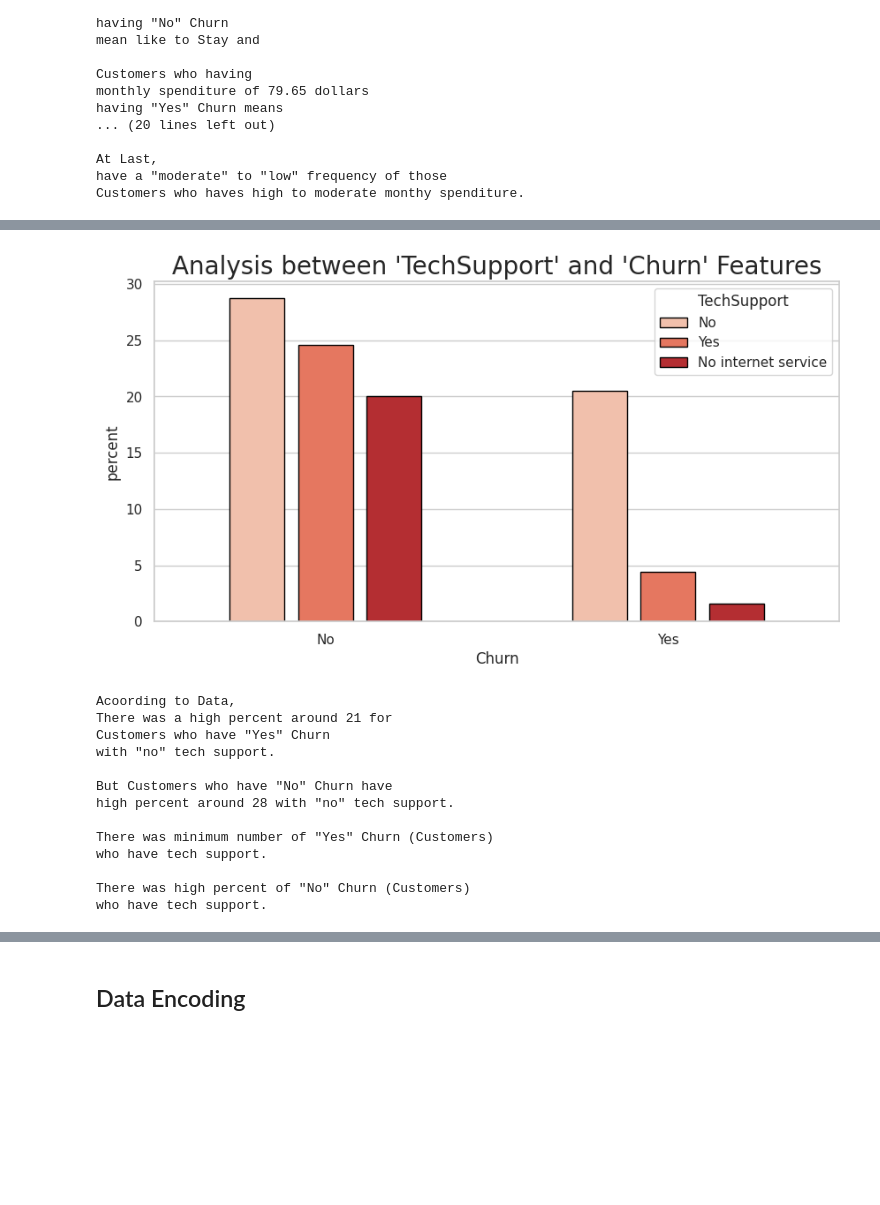
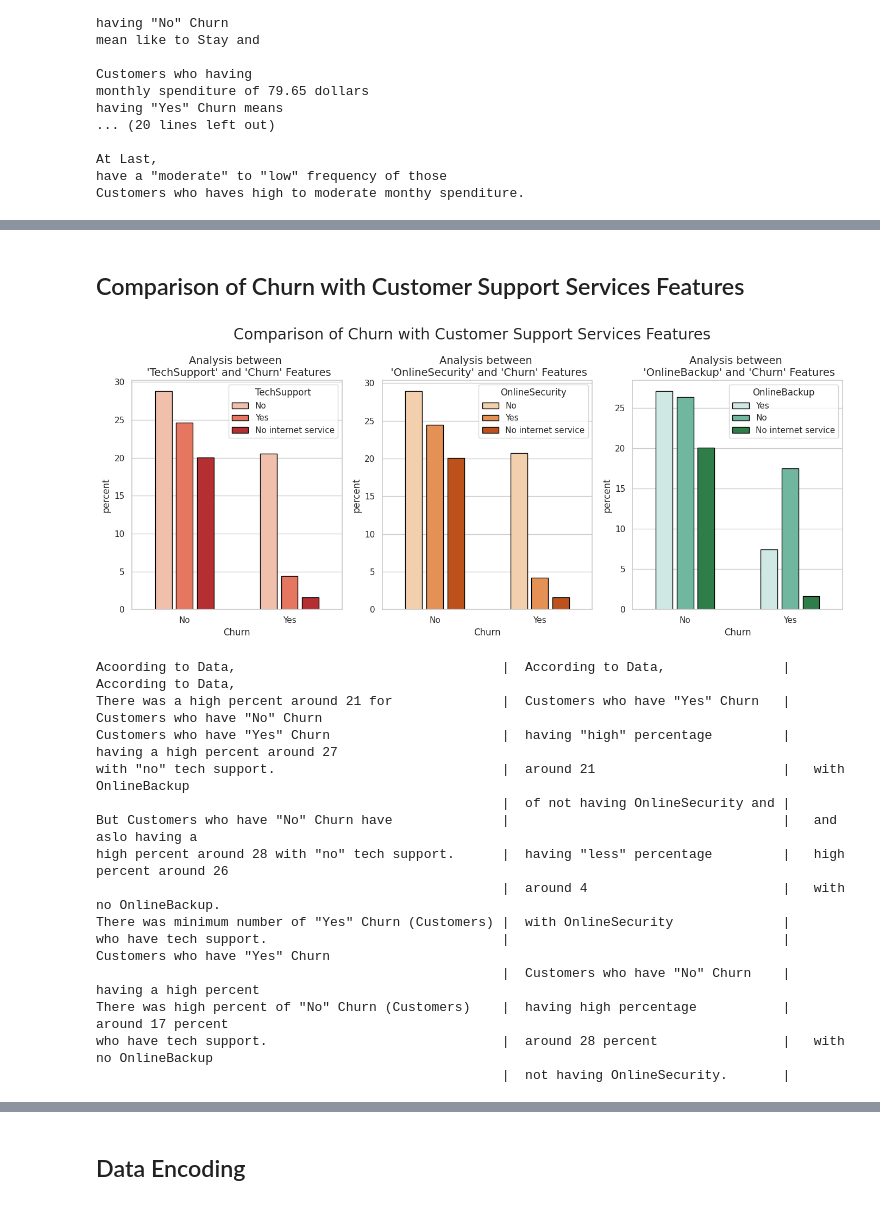
Before and after one commit to ArthJain123/Customer-Churn-Prediction-ML, a Jupyter notebook: Customer_Churn_Prediction.ipynb, the cells around one changed output, grey strips where cells are left out. Drawn from its saved outputs; the diff is of its cells as text; code cells hidden in the pictures; blank space fills up the shorter version.

Commit message:
Improve notebook documentation and conclusions

```diff
--- a/Customer_Churn_Prediction.ipynb
+++ b/Customer_Churn_Prediction.ipynb
@@ -449,42 +450,60 @@ Customers who haves high to moderate monthy spenditure.
+# %% [markdown]
+## Comparison of Churn with Customer Support Services Features
 # %%
-# ================================ Analysis between "Tech Support" and "Churn" Features=========================
+# ============================== Comparison of Churn with Customer Support Services Features =============================
 
 
-plt.figure(figsize = (10,5))
+fig , axes = plt.subplots(1,3,figsize = (14,6))
 
-plt.title("Analysis between 'TechSupport' and 'Churn' Features",fontsize = 20)
+plt.suptitle("Comparison of Churn with Customer Support Services Features", fontsize=20)
 
-sns.countplot(x = "Churn",data = data,stat = "percent",hue = "TechSupport",palette = "Reds",width = 0.6,edgecolor = "black",gap = 0.2)
+hue_parameter = ["TechSupport","OnlineSecurity","OnlineBackup"]
+cmap = ["Reds","Oranges","BuGn"]
+
+for val in range(len(axes)):
+
+    axes[val].set_title(f"Analysis between \n '{hue_parameter[val]}' and 'Churn' Features",fontsize = 14)
+
+    sns.countplot(x = "Churn",data = data,stat = "percent",hue = hue_parameter[val],palette = cmap[val],width = 0.6,edgecolor = "black",gap = 0.2,ax = axes[val])
+
+plt.tight_layout()
 plt.show()
 
+
+# ===============================================  Conclusion ===================================================
+
 print("""
-Acoording to Data,
-There was a high percent around 21 for
-Customers who have "Yes" Churn
-with "no" tech support.
 
-But Customers who have "No" Churn have
-high percent around 28 with "no" tech support.
-
-There was minimum number of "Yes" Churn (Customers)
-who have tech support.
-
-There was high percent of "No" Churn (Customers)
-who have tech support.
-
+Acoording to Data,                                  |  According to Data,               |   According to Data,
+There was a high percent around 21 for              |  Customers who have "Yes" Churn   |   Customers who have "No" Churn
+Customers who have "Yes" Churn                      |  having "high" percentage         |   having a high percent around 27
+with "no" tech support.                             |  around 21                        |   with OnlineBackup
+                                                    |  of not having OnlineSecurity and |
+But Customers who have "No" Churn have              |                                   |   and aslo having a
+high percent around 28 with "no" tech support.      |  having "less" percentage         |   high percent around 26
+                                                    |  around 4                         |   with no OnlineBackup.
+There was minimum number of "Yes" Churn (Customers) |  with OnlineSecurity              |
+who have tech support.                              |                                   |   Customers who have "Yes" Churn
+                                                    |  Customers who have "No" Churn    |   having a high percent
+There was high percent of "No" Churn (Customers)    |  having high percentage           |   around 17 percent
+who have tech support.                              |  around 28 percent                |   with no OnlineBackup
+                                                    |  not having OnlineSecurity.       |
+                                                    |                                   |   and having 6 percent
+                                                    |                                   |   with OnlineBackup.
 """)
 # %% [output]
-[figure, old version]
+[figure, new version]
-Acoording to Data,
-There was a high percent around 21 for
-Customers who have "Yes" Churn
-with "no" tech support.
-
-But Customers who have "No" Churn have
-high percent around 28 with "no" tech support.
-
-There was minimum number of "Yes" Churn (Customers)
-who have tech support.
-
-There was high percent of "No" Churn (Customers)
-who have tech support.
+Acoording to Data,                                  |  According to Data,               |   According to Data,
+There was a high percent around 21 for              |  Customers who have "Yes" Churn   |   Customers who have "No" Churn
+Customers who have "Yes" Churn                      |  having "high" percentage         |   having a high percent around 27
+with "no" tech support.                             |  around 21                        |   with OnlineBackup
+                                                    |  of not having OnlineSecurity and |
+But Customers who have "No" Churn have              |                                   |   and aslo having a
+high percent around 28 with "no" tech support.      |  having "less" percentage         |   high percent around 26
+                                                    |  around 4                         |   with no OnlineBackup.
+There was minimum number of "Yes" Churn (Customers) |  with OnlineSecurity              |
+who have tech support.                              |                                   |   Customers who have "Yes" Churn
+                                                    |  Customers who have "No" Churn    |   having a high percent
+There was high percent of "No" Churn (Customers)    |  having high percentage           |   around 17 percent
+who have tech support.                              |  around 28 percent                |   with no OnlineBackup
+                                                    |  not having OnlineSecurity.       |
```
Also changed, not shown: parts of 8 cells of this notebook.
